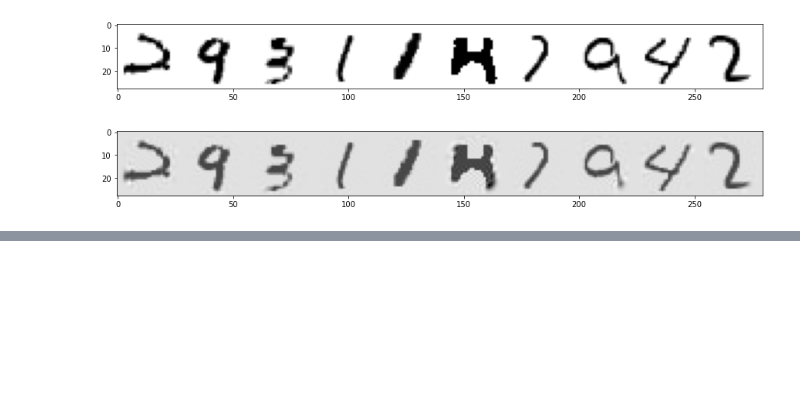
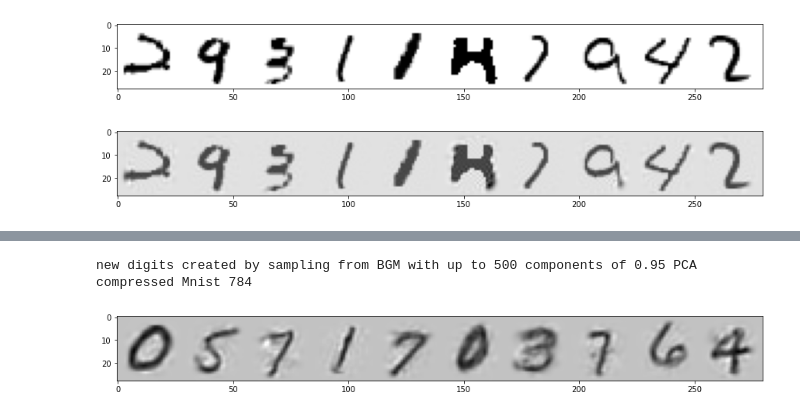
Before and after one commit to Longs/Ch-9-Clustering, a Jupyter notebook: Mnist_GMM.ipynb, the cells around one changed output, grey strips where cells are left out. Saved outputs shown, nothing was run; the diff lists cells and outputs as text; code cells hidden in the pictures; blank space fills up the shorter version.

Commit message:
Sampling from BGM on 0.95 pca Mnist 784

```diff
--- a/Mnist_GMM.ipynb
+++ b/Mnist_GMM.ipynb
@@ -109,0 +200,10 @@ KeyboardInterrupt:
+# %%
+#This will take 15+ hours so do save in 20 minute sections
+bgm_95_500.warm_start=True
+bgm_95_500.max_iter=5
+while (bgm_95_500.converged_ == False) and (iter < 200):
+    bgm_95_500.fit(X_train_pca_95)
+    iter+=5
+    joblib.dump(bgm_95_500,f"bgm_95_500_{iter}.pkl")
+
+print(f"complete! converged = {bgm_95_500.converged_}")
@@ -109,0 +236,11 @@ KeyboardInterrupt:
+# %%
+import joblib
+#sklearn.PCA *may* have used random. If this is the case then the newly generated PCA will be different from the one that is traioned on - look for LL measure!!!
+bgm_95_500 = joblib.load("bgm_95_500_101.pkl")
+iter = 101
+while (bgm_95_500.converged_ == False) and (iter < 200):
+    bgm_95_500.fit(X_train_pca_95)
+    iter+=5
+    joblib.dump(bgm_95_500,f"bgm_95_500_{iter}.pkl")
+
+print(f"complete! converged = {bgm_95_500.converged_}")
@@ -109,0 +276,11 @@ KeyboardInterrupt:
+# %%
+import numpy as np
+new_digits_bgm95_500 = []
+new_sample = bgm_95_500.sample(10)
+for _ in new_sample[0]:
+    new_digits_bgm95_500.append(pca_Xtrain_95.inverse_transform(_))
+print("new digits created by sampling from BGM with up to 500 components of 0.95 PCA compressed Mnist 784")
+show_images(np.array(new_digits_bgm95_500),10)
+# %% [output]
+new digits created by sampling from BGM with up to 500 components of 0.95 PCA compressed Mnist 784
+[figure, added]
```
Also changed, not shown: parts of 17 cells of this notebook.
